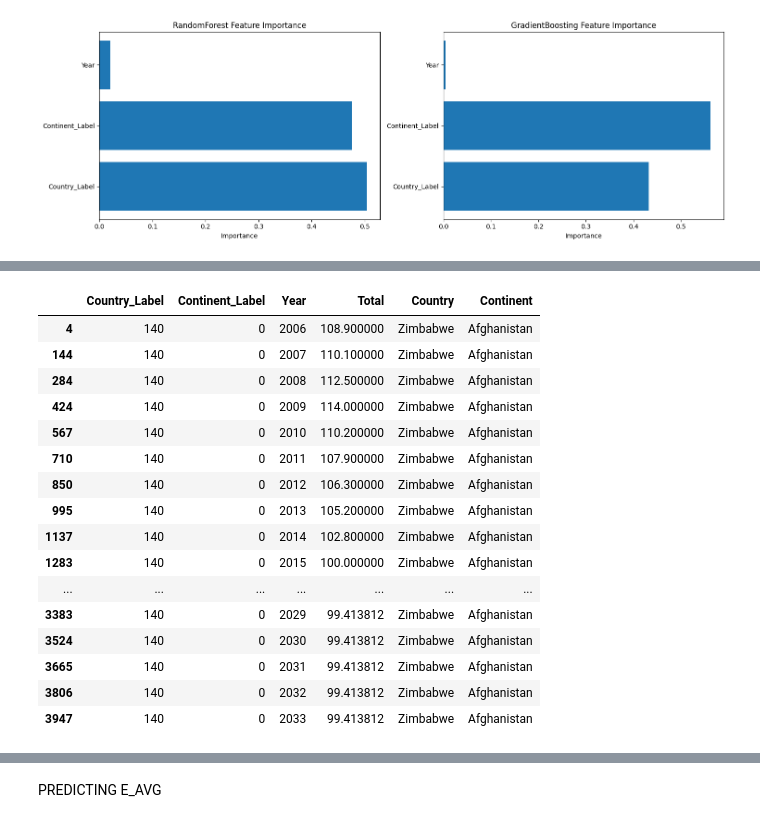
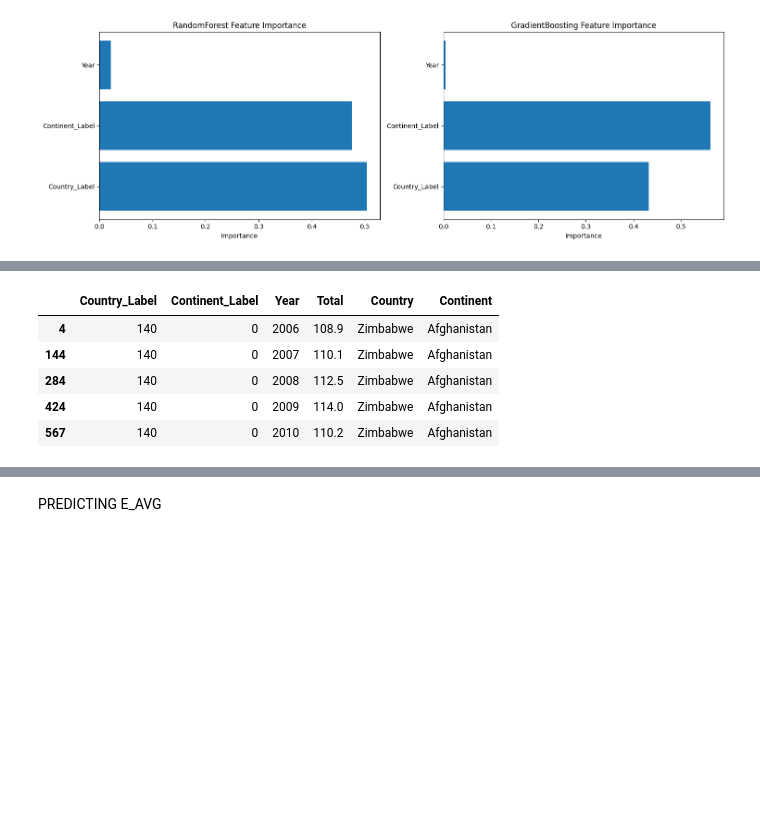
Before and after one commit to thhelen/-Predictive-Modeling-for-State-Fragility-Assessment, a Jupyter notebook: forecasting.ipynb, the cells around one changed output, grey strips where cells are left out. Saved outputs shown, nothing was run; the diff lists cells and outputs as text; code cells hidden in the pictures; blank space fills up the shorter version.

```diff
--- a/forecasting.ipynb
+++ b/forecasting.ipynb
@@ -311,25 +278,14 @@ final['Year'] = combined_future['Year']
 final['Continent'] = combined_future['Continent']
 final['Total'] = combined_future['Total']
 # %%
-combined_future[combined_future['Country_Label'] == 140]
+combined_future[combined_future['Country_Label'] == 140].head()
 # %% [output]
 |  | Country_Label | Continent_Label | Year | Total | Country | Continent |
-| 4 | 140 | 0 | 2006 | 108.900000 | Zimbabwe | Afghanistan |
-| 144 | 140 | 0 | 2007 | 110.100000 | Zimbabwe | Afghanistan |
-| 284 | 140 | 0 | 2008 | 112.500000 | Zimbabwe | Afghanistan |
-| 424 | 140 | 0 | 2009 | 114.000000 | Zimbabwe | Afghanistan |
-| 567 | 140 | 0 | 2010 | 110.200000 | Zimbabwe | Afghanistan |
-| 710 | 140 | 0 | 2011 | 107.900000 | Zimbabwe | Afghanistan |
-| 850 | 140 | 0 | 2012 | 106.300000 | Zimbabwe | Afghanistan |
-| 995 | 140 | 0 | 2013 | 105.200000 | Zimbabwe | Afghanistan |
-| 1137 | 140 | 0 | 2014 | 102.800000 | Zimbabwe | Afghanistan |
-| 1283 | 140 | 0 | 2015 | 100.000000 | Zimbabwe | Afghanistan |
-| ... | ... | ... | ... | ... | ... | ... |
-| 3383 | 140 | 0 | 2029 | 99.413812 | Zimbabwe | Afghanistan |
-| 3524 | 140 | 0 | 2030 | 99.413812 | Zimbabwe | Afghanistan |
-| 3665 | 140 | 0 | 2031 | 99.413812 | Zimbabwe | Afghanistan |
-| 3806 | 140 | 0 | 2032 | 99.413812 | Zimbabwe | Afghanistan |
-| 3947 | 140 | 0 | 2033 | 99.413812 | Zimbabwe | Afghanistan |
+| 4 | 140 | 0 | 2006 | 108.9 | Zimbabwe | Afghanistan |
+| 144 | 140 | 0 | 2007 | 110.1 | Zimbabwe | Afghanistan |
+| 284 | 140 | 0 | 2008 | 112.5 | Zimbabwe | Afghanistan |
+| 424 | 140 | 0 | 2009 | 114.0 | Zimbabwe | Afghanistan |
+| 567 | 140 | 0 | 2010 | 110.2 | Zimbabwe | Afghanistan |
 # %%
 groups_of_columns = [['E1: Economy', 'E2: Economic Inequality', 'E3: Human Flight and Brain Drain'], ['P1: State Legitimacy', 'P2: Public Services', 'P3: Human Rights'], ['C1: Security Apparatus', 'C2: Factionalized Elites', 'C3: Group Grievance'], ['S1: Demographic Pressures', 'S2: Refugees and IDPs', 'X1: External Intervention']]
 for group in groups_of_columns:
```
Also changed, not shown: parts of 38 cells of this notebook.
